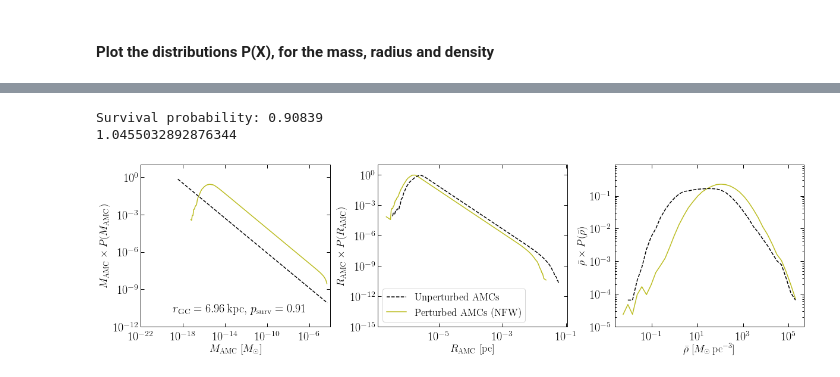
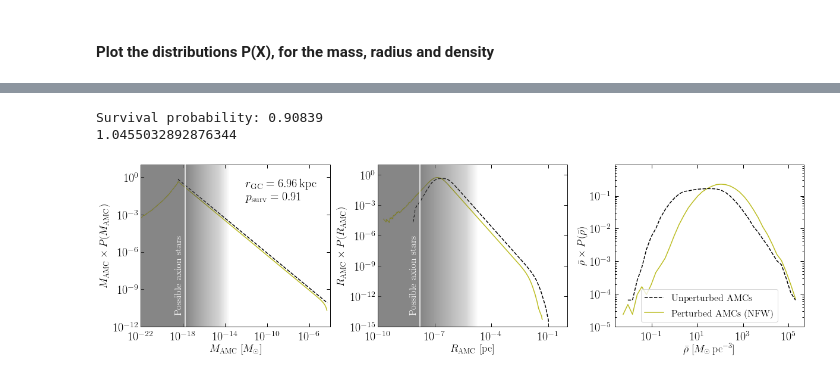
Before and after one commit to bradkav/axion-miniclusters, a Jupyter notebook: code/plotting/MonteCarloAnalysis.ipynb, the cells around one changed output, grey strips where cells are left out. Drawn from its saved outputs; the diff is of its cells as text; code cells hidden in the pictures.

```diff
--- a/code/plotting/MonteCarloAnalysis.ipynb
+++ b/code/plotting/MonteCarloAnalysis.ipynb
@@ -189,3 +182,12 @@ plt.show()
 [figure]
 # %% [markdown]
 #### Plot the distributions P(X), for the mass, radius and density
+# %%
+delta_range = np.geomspace(0.1, 20, 100)
+M_threshold = 0.0*delta_range
+
+for i, delta in enumerate(delta_range):
+    minicluster = AMC.AMC(M = 1e-10, delta=delta, profile="NFW")
+    R0_AMC = minicluster.R
+    R0_AS = r_AS(1e-10)
+    M_threshold[i] = 1e-10*(R0_AS/R0_AMC)**(3/2)
@@ -192,5 +200,11 @@ plt.show()
+# %%
+M_range = np.geomspace(1e-19, 1e-10, 100)
+R_threshold = 0.0*M_range
+
+for i, M in enumerate(M_range):
+    R_threshold[i] = r_AS(M)
 # %%
-AS_CUT = True
+AS_CUT = False
 if (AS_CUT):
     cut_text = "_AScut"
 else:
@@ -245,12 +259,19 @@ ax1.plot(M_f_true[P_M_f_true>1e-30], M_f_true[P_M_f_true>1e-30]*P_M_f_true[P_M_f
 ax1.plot(Mlist, Mlist*dNdM(Mlist), ls='--', color=cbefore)
 print(np.trapz(dNdM(Mlist), x=Mlist))
 
+alpha_val = 0.01
+
+for i,M_t in enumerate(M_threshold):
+    ax1.axvspan(1e-22, M_t, color='grey', alpha=alpha_val, zorder=6)
+
+ax1.axvline(np.min(M_threshold), color='w', linestyle='-', zorder=6)
+ax1.text(0.18, 0.08, "Possible axion stars", color='white', rotation=90, transform=ax1.transAxes, fontsize=16, zorder=7)
 
 # ax1.hist(M_i, alpha = a_plot, range=np.geomspace(1e-19, 1e-5, 50), bins=M_bins, label='Before Disruption')
 # ax1.hist(M_f, alpha = a_plot, range=np.geomspace(1e-19, 1e-5, 50), bins=M_bins, label='After Disruption')
 
 
-ax1.text(1e-19, 1e-11, r"$r_\mathrm{GC} = " + Rstr + "\,\mathrm{kpc}$, $p_\mathrm{surv} = %.2f$"%(p_surv,))
+ax1.text(0.55, 0.9, "$r_\\mathrm{GC} = " + Rstr + "\\,\\mathrm{kpc}$\n$p_\\mathrm{surv} = %.2f$"%(p_surv,),transform=ax1.transAxes, ha='left', va='top')
 ax1.xaxis.set_tick_params(pad=xpad)
 ax1.set_yscale('log')
 ax1.set_xscale('log')
@@ -280,40 +301,52 @@ ax2.set_yscale('log')
 ax2.set_xscale('log')
 ax2.set_xlabel(r"$R_\mathrm{AMC}$ $[\mathrm{pc}]$")
 ax2.set_ylabel(r"$R_\mathrm{AMC} \times P(R_\mathrm{AMC})$")
-ax2.plot([0], [0], ls='--', label='Unperturbed AMCs', color=cbefore)
-ax2.plot([0], [0], label='Perturbed AMCs (' + PROFILE + ')', color=cafter)
-ax2.legend(loc='lower left')
+
+
+
 ax2.set_ylim(1e-15, 10)
 
-# ax2.set_xlim(1e-9, 1e-3)
+for i,R_t in enumerate(R_threshold):
+    ax2.axvspan(1e-22, R_t, color='grey', alpha=alpha_val, zorder=6)
+
+ax2.axvline(np.min(R_threshold), color='w', linestyle='-', zorder=6)
+ax2.text(0.17, 0.08, "Possible axion stars", color='white', rotation=90, transform=ax2.transAxes, fontsize=16, zorder=7)
+
+ax2.set_xlim(1e-10, 1)
 # plt.ylabel("$N_\mathrm{AMC}$")
 
 # Plot three
 # counts, edges, patches = ax3.hist(rho_i, bins=np.geomspace(1e-4, 1e6, 50), alpha=a_hist, density=True)
 # ax3.step(edges[1:], counts, color='C0', alpha=a_plot)
 # counts, edges, patches = ax3.hist(rho_f, bins=np.geomspace(1e-4, 1e6, 50), alpha=a_hist, density=True)
 # ax3.step(edges[1:], counts, color='C1', alpha=a_plot)
 
 counts, edges = np.histogram(rho_f, bins=np.geomspace(1e-4, 1e6, 50), density=True)
 b_c = edges[:-1] + np.diff(edges)/2
 ax3.plot(b_c[counts>0], b_c[counts>0]*counts[counts>0], color=cafter)
 counts, edges = np.histogram(rho_i, bins=np.geomspace(1e-4, 1e6, 50), density=True)
 b_c = edges[:-1] + np.diff(edges)/2
 ax3.plot(b_c[counts>0], b_c[counts>0]*counts[counts>0], color=cbefore, ls='--')
 
 # ax3.hist(rho_i, alpha = a_plot, bins=np.geomspace(1e4, 1e10, 50))
 # ax3.hist(rho_f, alpha = a_plot, bins=np.geomspace(1e4, 1e10, 50))
 
 ax3.xaxis.set_tick_params(pad=xpad)
 ax3.yaxis.set_tick_params(pad=6)
 ax3.set_ylabel(r"$\bar{\rho} \times P(\bar{\rho} )$")
 ax3.set_yscale('log')
 ax3.set_xscale('log')
 ax3.set_xlabel(r"$\bar{\rho}$ $[M_\odot\,\mathrm{pc}^{-3}]$")
 ax3.set_ylim(1e-5, 0.9)
 
+ax3.plot([0], [0], ls='--', label='Unperturbed AMCs', color=cbefore)
+ax3.plot([0], [0], label='Perturbed AMCs (' + PROFILE + ')', color=cafter)
+ax3.legend(loc='best', fontsize=16)
+
+#ax3.legend(loc='best')
+
 plt.savefig("../../plots/Distributions_" + PROFILE + "_r="+Rstr+"kpc%s.pdf"%(cut_text,), bbox_inches='tight')
 # %% [output]
 Survival probability: 0.90839
 1.0455032892876344
-[figure, old version]
+[figure, new version]
```
Also changed, not shown: parts of 4 cells of this notebook, 12 other files.
